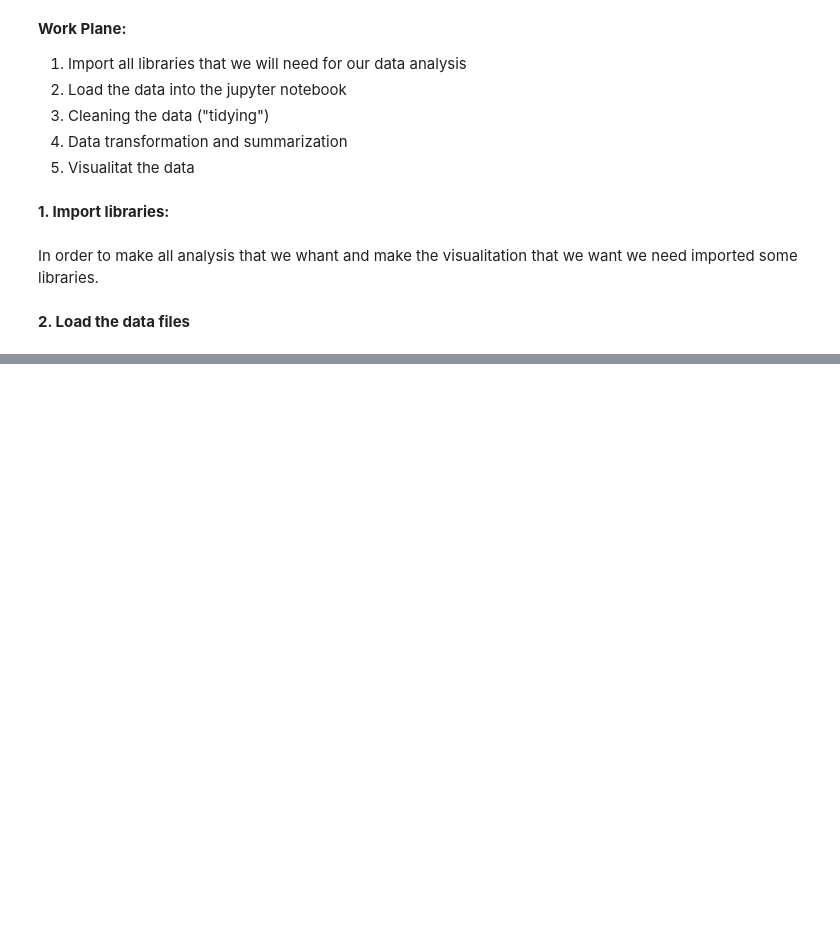
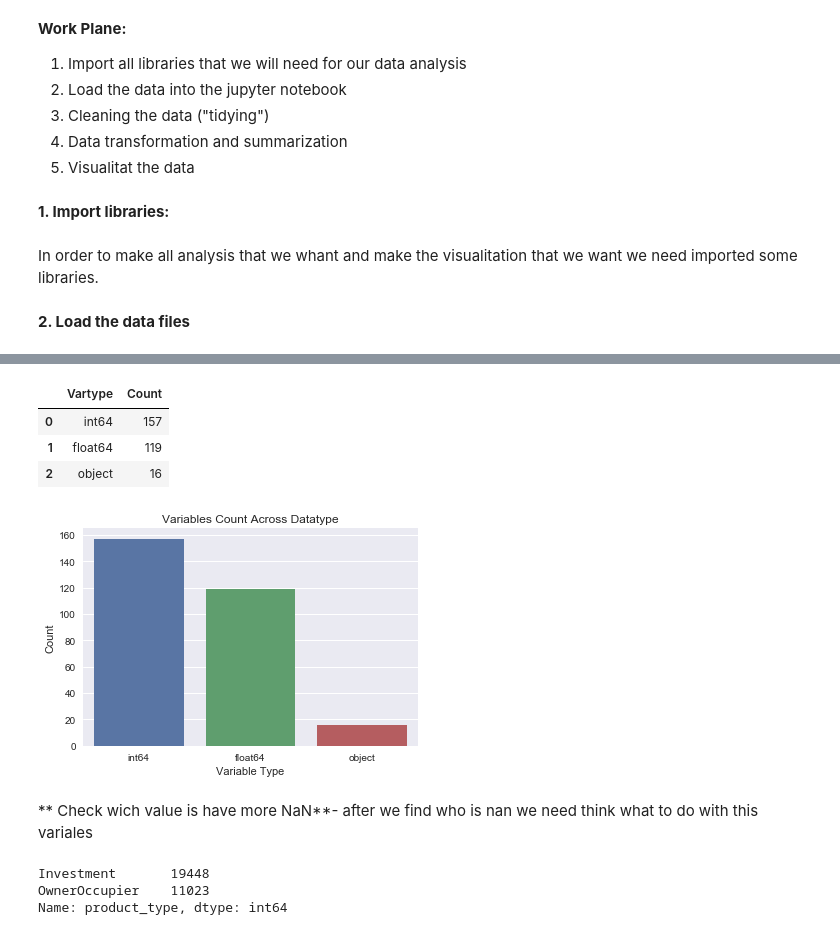
Before and after one commit to AlexandraLS1/ADS-Final-Project-Sberbank, a Jupyter notebook: EDA.ipynb, the cells around one changed output, grey strips where cells are left out. Drawn from its saved outputs; the diff is of its cells as text; code cells hidden in the pictures; blank space fills up the shorter version.

```diff
--- a/EDA.ipynb
+++ b/EDA.ipynb
@@ -26,0 +42,4 @@ import matplotlib.pyplot as plt #Basic plotting functionality like in MATLAB
+# %%
+macro=pd.read_csv('../ADS-Final-Project-Sberbank/macro.csv/macro.csv')
+train=pd.read_csv("../ADS-Final-Project-Sberbank/train.csv/train.csv")
+test=pd.read_csv("../ADS-Final-Project-Sberbank/test.csv/test.csv")
@@ -26,0 +184,23 @@ import matplotlib.pyplot as plt #Basic plotting functionality like in MATLAB
+# %%
+# count the train type, make a mew data freme
+train_DataType=pd.DataFrame(train.dtypes.value_counts()).reset_index().rename(columns={'index':'Vartype',0:'Count'})
+train_DataType.head()
+# %% [output]
+|  | Vartype | Count |
+| 0 | int64 | 157 |
+| 1 | float64 | 119 |
+| 2 | object | 16 |
+# %%
+g=sns.barplot(data=train_DataType,x='Vartype',y="Count")
+g.set(xlabel='Variable Type', ylabel='Count',title="Variables Count Across Datatype")
+plt.show()
+# %% [output]
+[figure, added]
+# %% [markdown]
+** Check wich value is have more NaN**- after we find who is nan we need think what to do with this variales
+# %%
+train['product_type'].value_counts()
+# %% [output]
+Investment       19448
+OwnerOccupier    11023
+Name: product_type, dtype: int64
```
Also changed, not shown: parts of 13 cells of this notebook.
